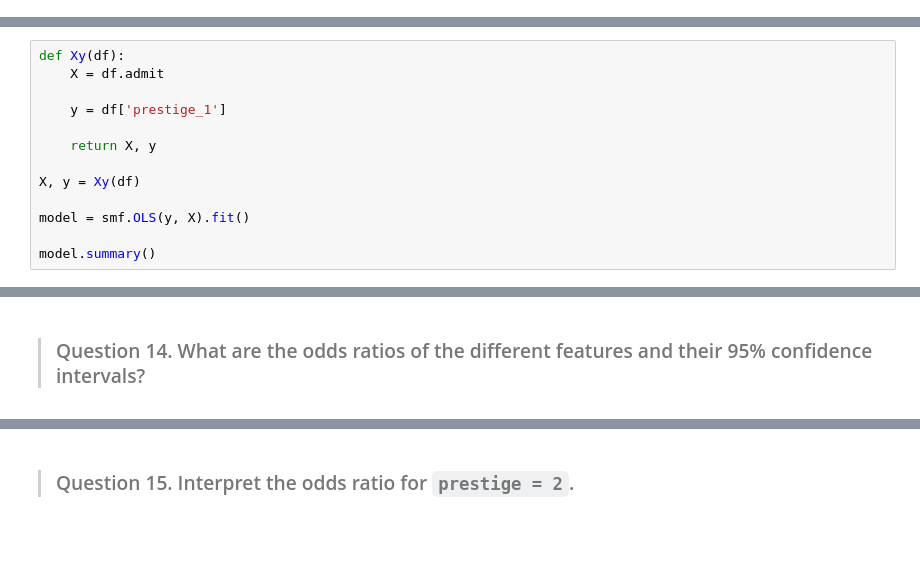
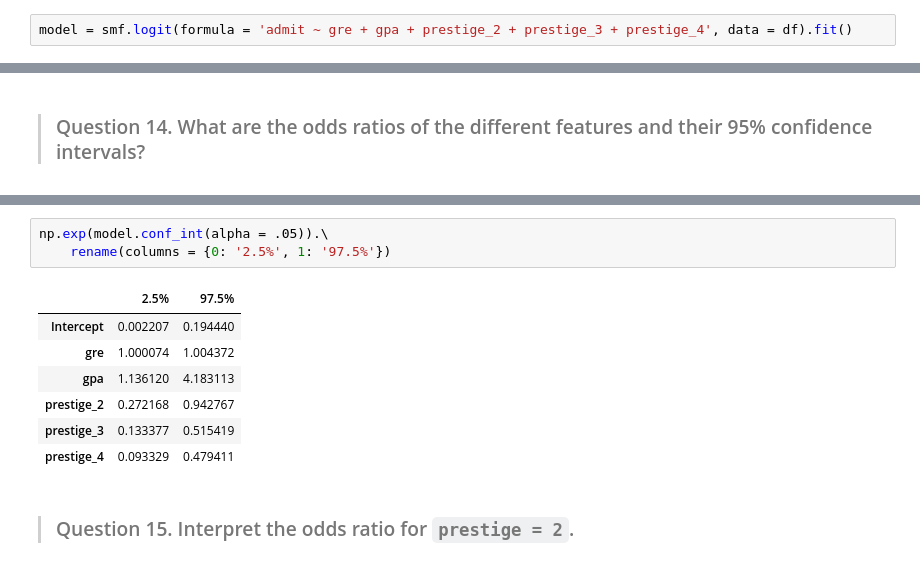
Before and after one commit to Rdelacruz10/DS-SF-36, a Jupyter notebook: unit-project/3/notebooks/unit-project-3-starter-code.ipynb, the cells around one changed output, grey strips where cells are left out. Drawn from its saved outputs; the diff is of its cells as text; blank space fills up the shorter version.

```diff
--- a/unit-project/3/notebooks/unit-project-3-starter-code.ipynb
+++ b/unit-project/3/notebooks/unit-project-3-starter-code.ipynb
@@ -233,0 +203,2 @@ plt.plot(X, pred, c="r", linewidth=3);
+# %%
+model = smf.logit(formula = 'admit ~ gre + gpa + prestige_2 + prestige_3 + prestige_4', data = df).fit()
@@ -234,15 +209,2 @@ plt.plot(X, pred, c="r", linewidth=3);
 # %% [markdown]
 > ### Question 13.  Print the model's summary results.
-# %%
-def Xy(df):
-    X = df.admit
-
-    y = df['prestige_1']
-
-    return X, y
-
-X, y = Xy(df)
-
-model = smf.OLS(y, X).fit()
-
-model.summary()
@@ -273,2 +241,13 @@ NameError: name 'table' is not defined
+# %%
+np.exp(model.conf_int(alpha = .05)).\
+    rename(columns = {0: '2.5%', 1: '97.5%'})
+# %% [output]
+|  | 2.5% | 97.5% |
+| Intercept | 0.002207 | 0.194440 |
+| gre | 1.000074 | 1.004372 |
+| gpa | 1.136120 | 4.183113 |
+| prestige_2 | 0.272168 | 0.942767 |
+| prestige_3 | 0.133377 | 0.515419 |
+| prestige_4 | 0.093329 | 0.479411 |
 # %% [markdown]
 > ### Question 15.  Interpret the odds ratio for `prestige = 2`.
```
Also changed, not shown: parts of 57 cells of this notebook.
